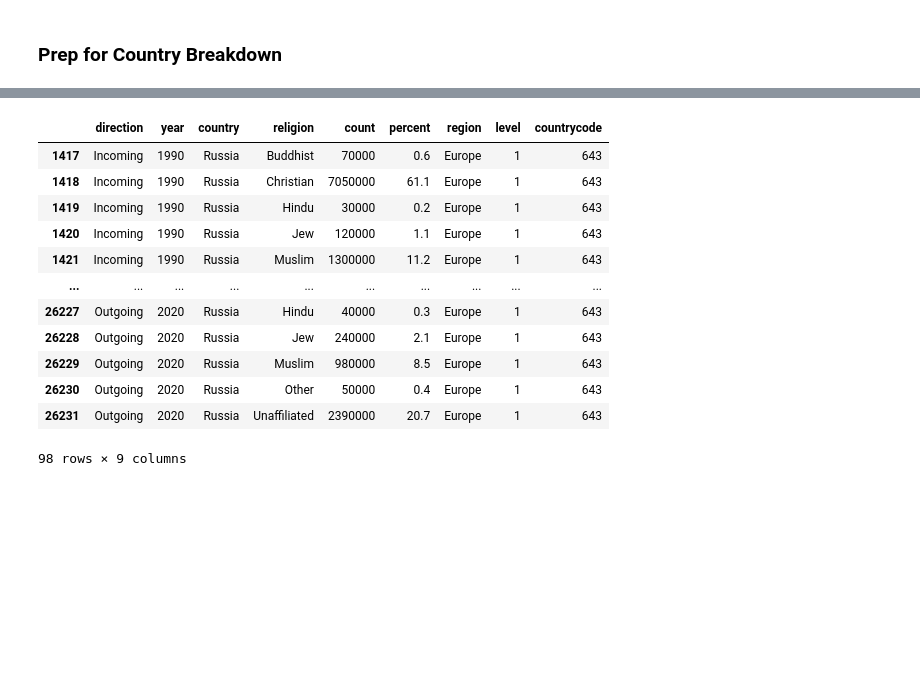
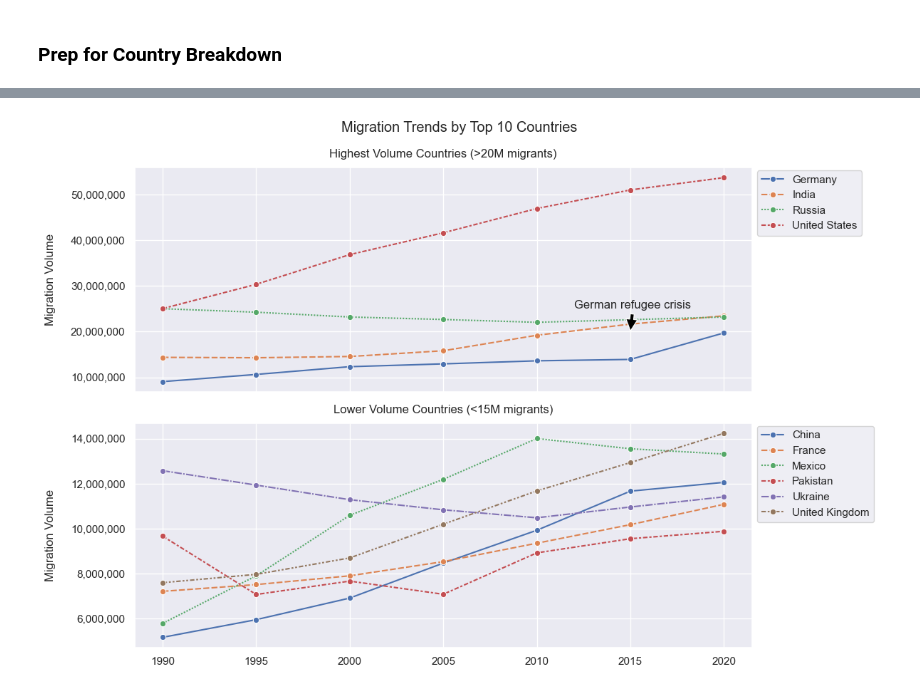
Before and after one commit to kmogarro/portfolio, a Jupyter notebook: python-projects/Global_Religious_Migration_Analysis_1990-2020/global_religious_migration_1990-2020_v3.ipynb, the cells around one changed output, grey strips where cells are left out. Saved outputs shown, nothing was run; the diff lists cells and outputs as text; code cells hidden in the pictures; blank space fills up the shorter version.

```diff
--- a/python-projects/Global_Religious_Migration_Analysis_1990-2020/global_religious_migration_1990-2020_v3.ipynb
+++ b/python-projects/Global_Religious_Migration_Analysis_1990-2020/global_religious_migration_1990-2020_v3.ipynb
@@ -424,16 +470,26 @@ Furthermore, despite India and China being the two most populous countries in 20
-# %%
-country_level_df[country_level_df['country'] == 'Russia']
-# %% [output]
-|  | direction | year | country | religion | count | percent | region | level | countrycode |
-| 1417 | Incoming | 1990 | Russia | Buddhist | 70000 | 0.6 | Europe | 1 | 643 |
-| 1418 | Incoming | 1990 | Russia | Christian | 7050000 | 61.1 | Europe | 1 | 643 |
-| 1419 | Incoming | 1990 | Russia | Hindu | 30000 | 0.2 | Europe | 1 | 643 |
-| 1420 | Incoming | 1990 | Russia | Jew | 120000 | 1.1 | Europe | 1 | 643 |
-| 1421 | Incoming | 1990 | Russia | Muslim | 1300000 | 11.2 | Europe | 1 | 643 |
-| ... | ... | ... | ... | ... | ... | ... | ... | ... | ... |
-| 26227 | Outgoing | 2020 | Russia | Hindu | 40000 | 0.3 | Europe | 1 | 643 |
-| 26228 | Outgoing | 2020 | Russia | Jew | 240000 | 2.1 | Europe | 1 | 643 |
-| 26229 | Outgoing | 2020 | Russia | Muslim | 980000 | 8.5 | Europe | 1 | 643 |
-| 26230 | Outgoing | 2020 | Russia | Other | 50000 | 0.4 | Europe | 1 | 643 |
-| 26231 | Outgoing | 2020 | Russia | Unaffiliated | 2390000 | 20.7 | Europe | 1 | 643 |
-98 rows × 9 columns
+# %%
+fig, (ax1, ax2) = plt.subplots(2, 1, figsize=(12, 8), sharex=True)
+
+sns.lineplot(high_vol_trends, marker='o', ax=ax1)
+format_numbers(ax1)
+ax1.set_ylabel('Migration Volume', labelpad=15)
+ax1.legend(title="", bbox_to_anchor=(1, 1.01))
+ax1.set_title('Highest Volume Countries (>20M migrants)', pad=10)
+
+ax1.annotate('German refugee crisis',
+           xy=(2015, 20000000),  # point to annotate
+           xytext=(2012, 25000000),  # text position
+           arrowprops=dict(facecolor='black', shrink=0.03))
+
+
+sns.lineplot(low_vol_trends, marker='o', ax=ax2)
+format_numbers(ax2)
+ax2.set_xlabel('')
+ax2.set_ylabel('Migration Volume', labelpad=15)
+ax2.legend(title="", bbox_to_anchor=(1, 1.01))
+ax2.set_title('Lower Volume Countries (<15M migrants)', pad=10)
+
+plt.suptitle('Migration Trends by Top 10 Countries')
+plt.tight_layout()
+# %% [output]
+[figure, added]
```
Also changed, not shown: parts of 10 cells of this notebook.
